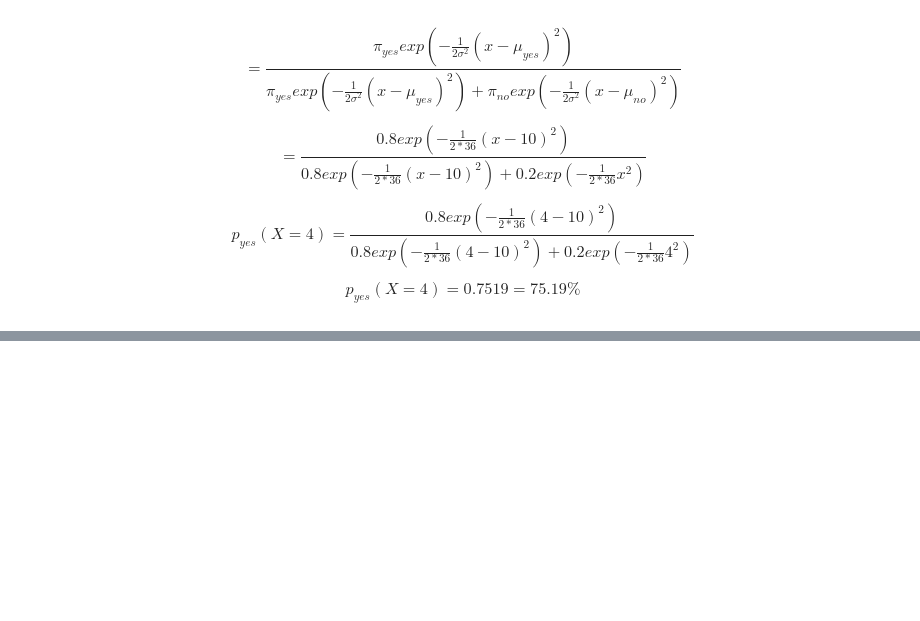
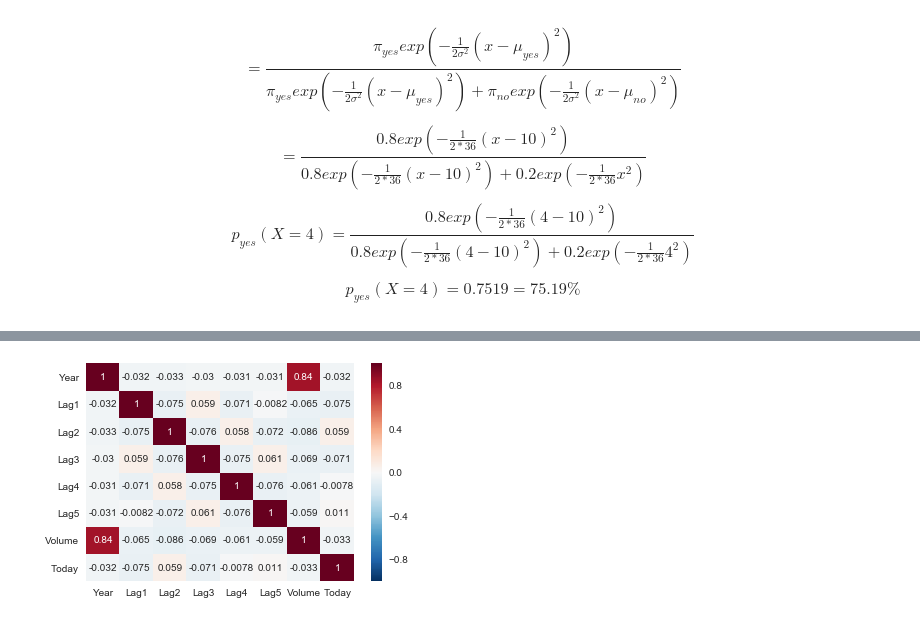
Before and after one commit to tsansom/islpy, a Jupyter notebook: notebooks/Chapter 4/Chapter 4 - Exercises.ipynb, the cells around one changed output, grey strips where cells are left out. Drawn from its saved outputs; the diff is of its cells as text; code cells hidden in the pictures; blank space fills up the shorter version.

```diff
--- a/notebooks/Chapter 4/Chapter 4 - Exercises.ipynb
+++ b/notebooks/Chapter 4/Chapter 4 - Exercises.ipynb
@@ -114,0 +179,4 @@ $$p_{yes}(X=4)=0.7519=75.19\%$$
+# %%
+sns.heatmap(weekly.corr(), annot=True);
+# %% [output]
+[figure, added]
```
Also changed, not shown: parts of 60 cells of this notebook, 5 other files.
